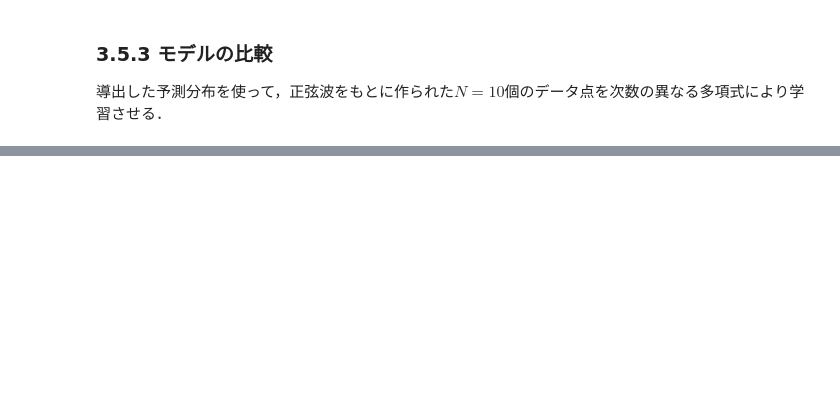
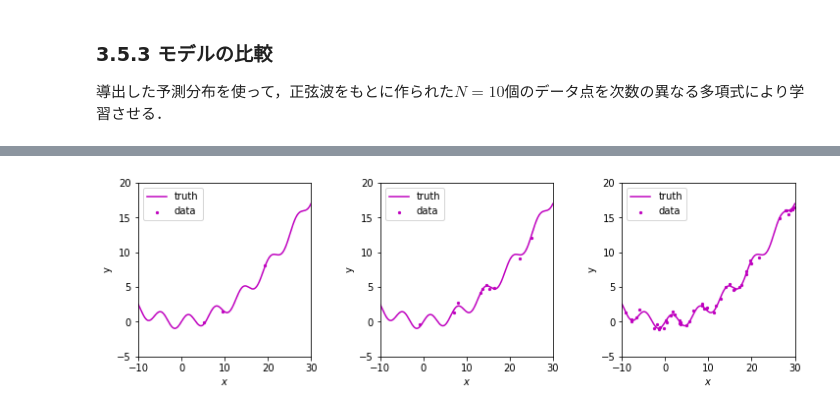
Before and after one commit to tcbn-ai/TIL, a Jupyter notebook: Study_Bayes/3.5_linear_regression.ipynb, the cells around one changed output, grey strips where cells are left out. Drawn from its saved outputs; the diff is of its cells as text; code cells hidden in the pictures; blank space fills up the shorter version.

```diff
--- a/Study_Bayes/3.5_linear_regression.ipynb
+++ b/Study_Bayes/3.5_linear_regression.ipynb
@@ -403,0 +296,47 @@ plt.show()
+# %%
+#################### generate observed data ####################
+num_data_list = [3, 10, 50]
+x_observed_list = []; y_observed_list = []
+
+##### generate sample points #####
+for num in num_data_list:
+    # x
+    x_obs_data = 40 * np.random.rand(num) - 10     # generate random value in [-10, 30)
+    x_observed_list.append(x_obs_data)
+##################################
+
+##### generate observed data (random variable) #####
+for i in range(len(num_data_list)):
+    y_eachnum = []
+    for x in x_observed_list[i]:
+        # the noise e is assumed to be followed N(e|0, 10^{-1})
+        y_observed = stats.norm.rvs(loc=funcf(x), scale=np.sqrt(lambda_precision**(-1)), size=1)[0]
+        y_eachnum.append(y_observed)
+    y_observed_list.append(y_eachnum)
+####################################################
+# %%
+################### 1 degree function ###################
+############## x vector ##############
+x_line_list = []
+for i in range(len(num_data_list)):
+    x_line_list.append(generate_data(data_x=x_observed_list[i], dim_x=2))
+######################################
+
+# 4/25 ここまで
+# for i in range(len(num_data_list)):
+    # Lambda_hat, m_hat = param_post_norm(lambda_pre=lambda_precision, Lambda_matrix=Lambda_array_list[1], m_vec=M_vec_list[1], data_set_x=x_line_list[i], data_set_y=y_data)
+# %%
+####################### plot #######################
+fig, axes = plt.subplots(1, 3, figsize=(12, 3.25))
+plt.subplots_adjust(wspace=0.4, hspace=0.6)
+for i in range(len(num_data_list)):
+    axes[i].set_xlabel(r"$x$"); axes[i].set_ylabel(r"y")
+    axes[i].set_xlim([-10, 30]); axes[i].set_ylim([-5, 20])
+    # plot truth function
+    axes[i].plot(X_range_quad, y_real, label = "truth", color = 'm')
+    # plot data
+    axes[i].scatter(x_observed_list[i], y_observed_list[i], label = "data", s = 5, color = 'm')
+    axes[i].legend(loc = 'upper left')
+plt.show()
+# %% [output]
+[figure, added]
```
Also changed, not shown: parts of 20 cells of this notebook, 1 other file.
